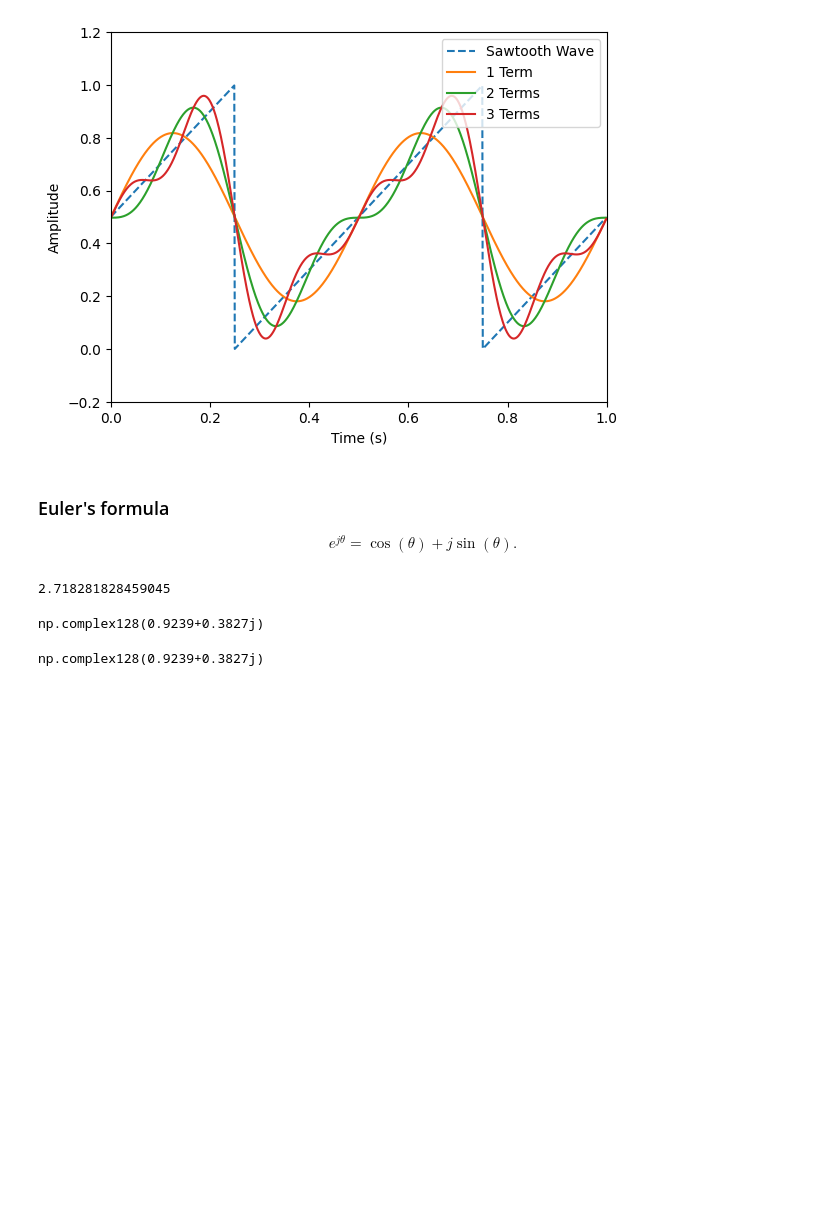
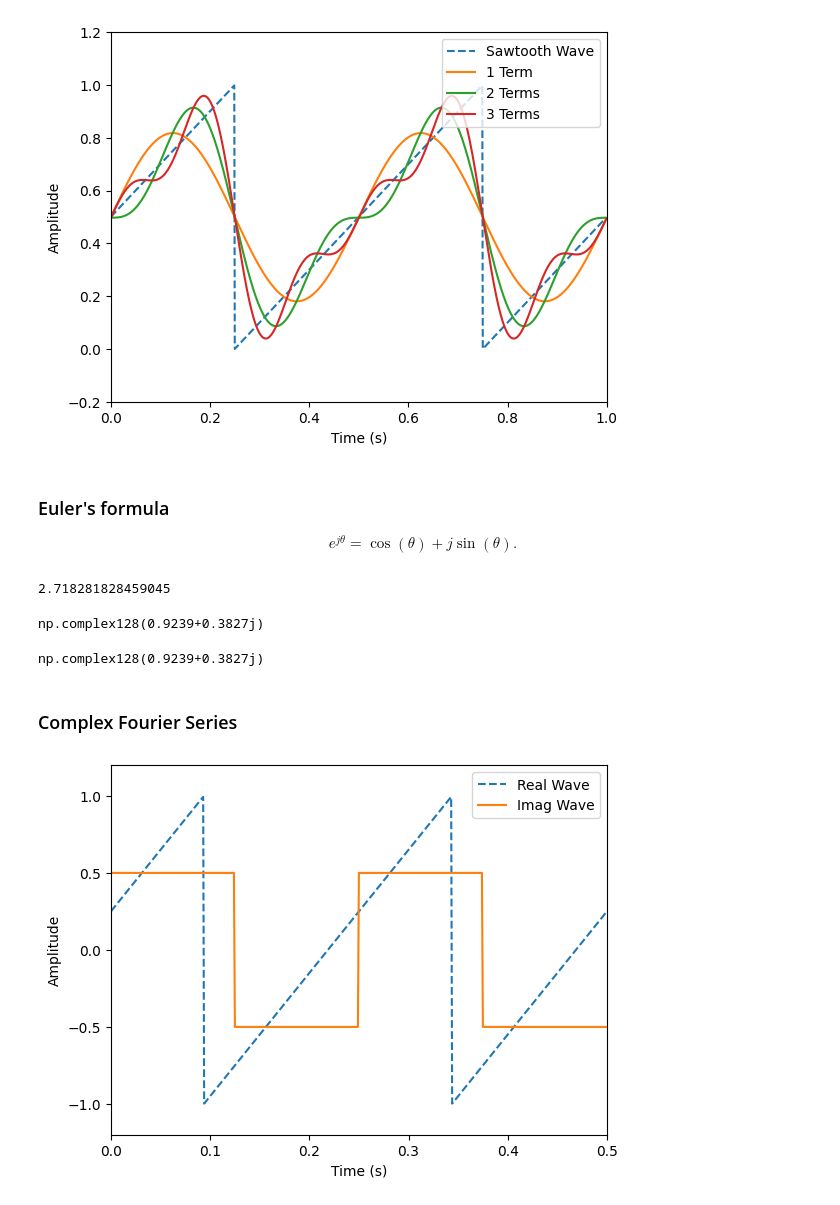
Before and after one commit to himanshudutta11/RFSoC_notebooks, a Jupyter notebook: notebook_C/03_fourier_transforms.ipynb, the cells around one changed output. Drawn from its saved outputs; the diff is of its cells as text; code cells hidden in the pictures; blank space fills up the shorter version.

```diff
--- a/notebook_C/03_fourier_transforms.ipynb
+++ b/notebook_C/03_fourier_transforms.ipynb
@@ -189,3 +189,25 @@ c = np.e**(1j*np.pi/8)
 np.round(c, 4)
 # %% [output]
 np.complex128(0.9239+0.3827j)
+# %% [markdown]
+### Complex Fourier Series
+# %%
+def complex_wave(x, amplitude=1+0.5j, dc_bias=0, phase=np.pi/4):
+    re = signal.sawtooth(x+np.real(phase)+np.pi)*np.real(amplitude)+np.real(dc_bias)
+    im = signal.square(x+np.imag(phase))*np.imag(amplitude)+np.imag(dc_bias)
+    return re+1j*im
+# %%
+fs = 1e3
+ts = np.arange(0, 0.5, 1/fs)
+T = 1/4
+x = 2 * np.pi*ts/T
+plt.plot(ts, np.real(complex_wave(x)), label='Real Wave', linestyle='dashed')
+plt.plot(ts, np.imag(complex_wave(x)), label='Imag Wave')
+plt.ylim([-1.2, 1.2])
+plt.xlim([0.0, 0.5])
+plt.legend(loc='upper right')
+plt.xlabel('Time (s)')
+plt.ylabel('Amplitude')
+plt.show()
+# %% [output]
+[figure, added]
```
Also changed, not shown: parts of 3 cells of this notebook, 1 other file.
